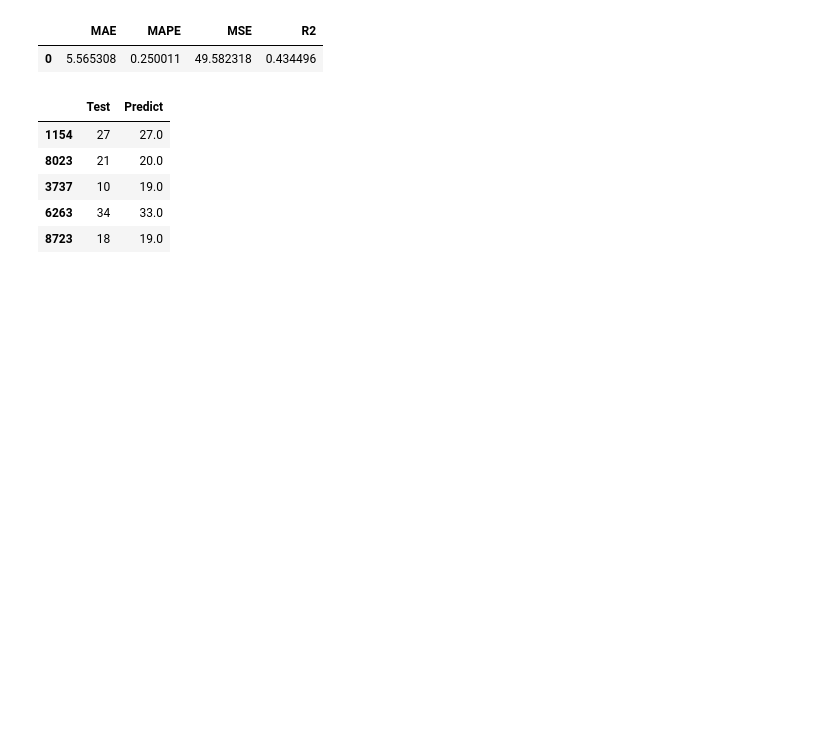
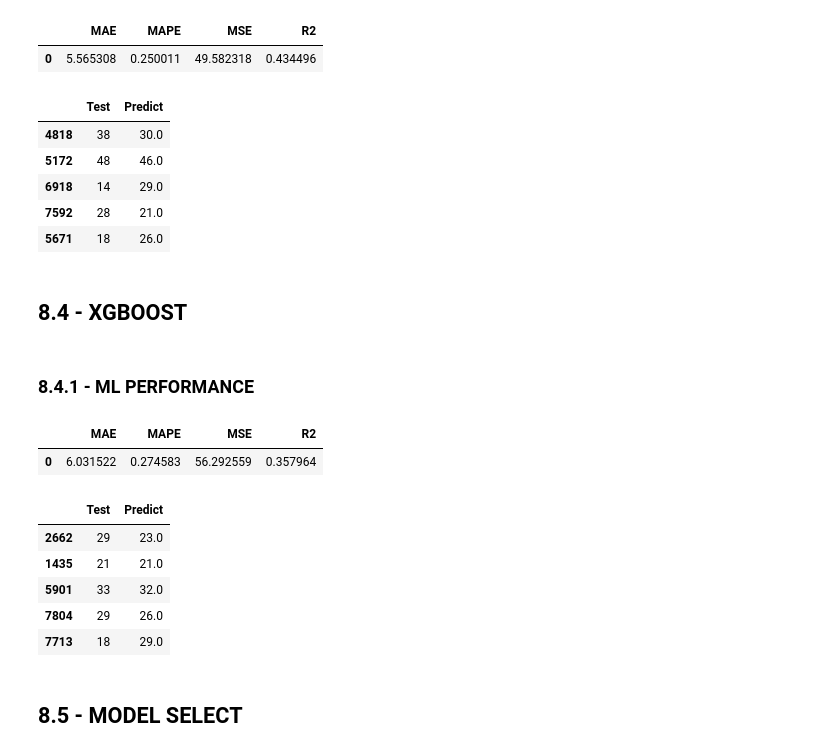
Before and after one commit to erickvieiras/delivery_forecasting, a Jupyter notebook: notebook/delivery.ipynb, the cells around one changed output. Saved outputs shown, nothing was run; the diff lists cells and outputs as text; code cells hidden in the pictures; blank space fills up the shorter version.

Commit message:
Updated notebook. Applied new machine learning model (XGBOOST) due to the projects general storage structure and better optimization

```diff
--- a/notebook/delivery.ipynb
+++ b/notebook/delivery.ipynb
@@ -914,7 +924,7 @@ df6['order_day_week']              =   le.fit_transform(df6['order_day_week'])
 # %%
 df7 = df6.copy()
 # %%
-df7 = df6[['city', 'day_period', 'weather_conditions', 'road_traffic_density', 'order_day_week','type_of_vehicle', 'vehicle_condition', 'delivery_person_ratings', 'delivery_location_longitude', 'delivery_location_latitude', 'festival', 'time_taken(min)']]
+df7 = df6[['city', 'day_period', 'weather_conditions', 'road_traffic_density', 'order_day_week','type_of_vehicle', 'delivery_location_longitude', 'delivery_location_latitude', 'festival', 'time_taken(min)']]
 # %% [markdown]
 # 8.0 - MACHINE LEARNING MODEL
 # %% [markdown]
@@ -948,9 +958,9 @@ df_metric
 # %% [markdown]
 ## 8.3 - RANDOM FOREST
 # %%
-rf = RandomForestRegressor(n_estimators=1000, random_state = 42, n_jobs = -1, max_depth = 20, min_samples_split = 10, min_samples_leaf = 5, max_features = 10)
-rf.fit(x_train, y_train)
-rf_yhat = rf.predict(x_test)
+rf_regressor = RandomForestRegressor(n_estimators=1000, random_state = 42, n_jobs = -1, max_depth = 20, min_samples_split = 10, min_samples_leaf = 5, max_features = 10)
+rf_regressor.fit(x_train, y_train)
+rf_yhat = rf_regressor.predict(x_test)
 # %% [markdown]
 ### 8.3.1 - ML PERFORMANCE
 # %%
@@ -969,8 +979,45 @@ df_aux = pd.DataFrame({'Test':y_test, 'Predict': np.around(rf_yhat,0)})
 df_aux.sample(5)
 # %% [output]
 |  | Test | Predict |
-| 1154 | 27 | 27.0 |
-| 8023 | 21 | 20.0 |
-| 3737 | 10 | 19.0 |
-| 6263 | 34 | 33.0 |
-| 8723 | 18 | 19.0 |
+| 4818 | 38 | 30.0 |
+| 5172 | 48 | 46.0 |
+| 6918 | 14 | 29.0 |
+| 7592 | 28 | 21.0 |
+| 5671 | 18 | 26.0 |
+# %% [markdown]
+## 8.4 - XGBOOST
+# %%
+xgb_model = xgb.XGBRegressor(objective='reg:squarederror',
+                             n_estimators=100,
+                             eta=0.01,
+                             max_depth=10,
+                             subsample=0.7)
+xgb_model.fit(x_train, y_train)
+
+#prediction
+yhat_xgb = xgb_model.predict(x_test)
+# %% [markdown]
+### 8.4.1 - ML PERFORMANCE
+# %%
+mae = mean_absolute_error(y_test, yhat_xgb)
+mape = mean_absolute_percentage_error(y_test, yhat_xgb)
+mse = mean_squared_error(y_test, yhat_xgb)
+r2 = r2_score(y_test, yhat_xgb)
+metric = [{'MAE': mae, 'MAPE': mape, 'MSE': mse, 'R2':r2}]
+df_metric = pd.DataFrame(metric)
+df_metric
+# %% [output]
+|  | MAE | MAPE | MSE | R2 |
+| 0 | 6.031522 | 0.274583 | 56.292559 | 0.357964 |
+# %%
+df_aux = pd.DataFrame({'Test':y_test, 'Predict': np.around(yhat_xgb,0)})
+df_aux.sample(5)
+# %% [output]
+|  | Test | Predict |
+| 2662 | 29 | 23.0 |
+| 1435 | 21 | 21.0 |
+| 5901 | 33 | 32.0 |
+| 7804 | 29 | 26.0 |
+| 7713 | 18 | 29.0 |
+# %% [markdown]
+## 8.5 - MODEL SELECT
```
Also changed, not shown: parts of 4 cells of this notebook.
